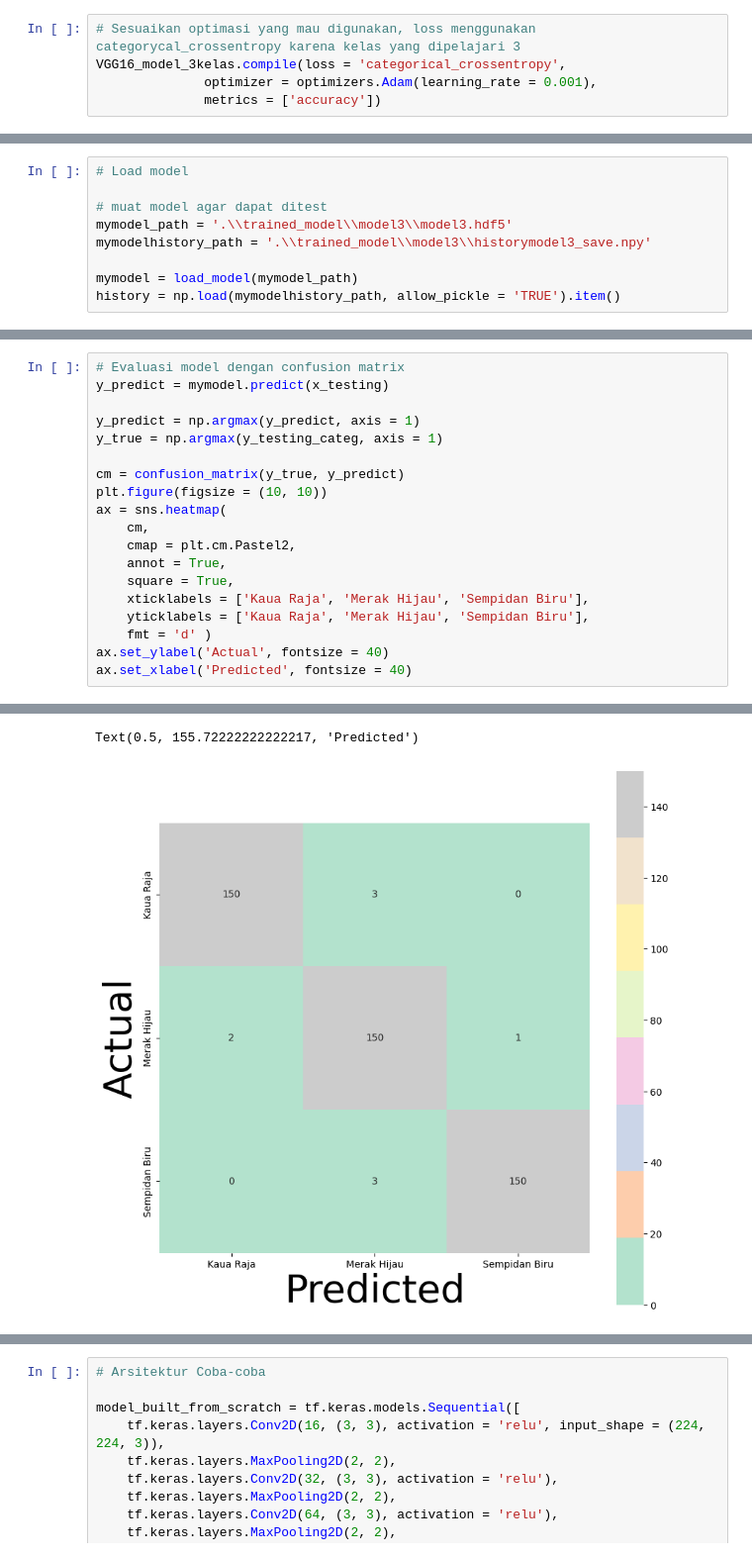
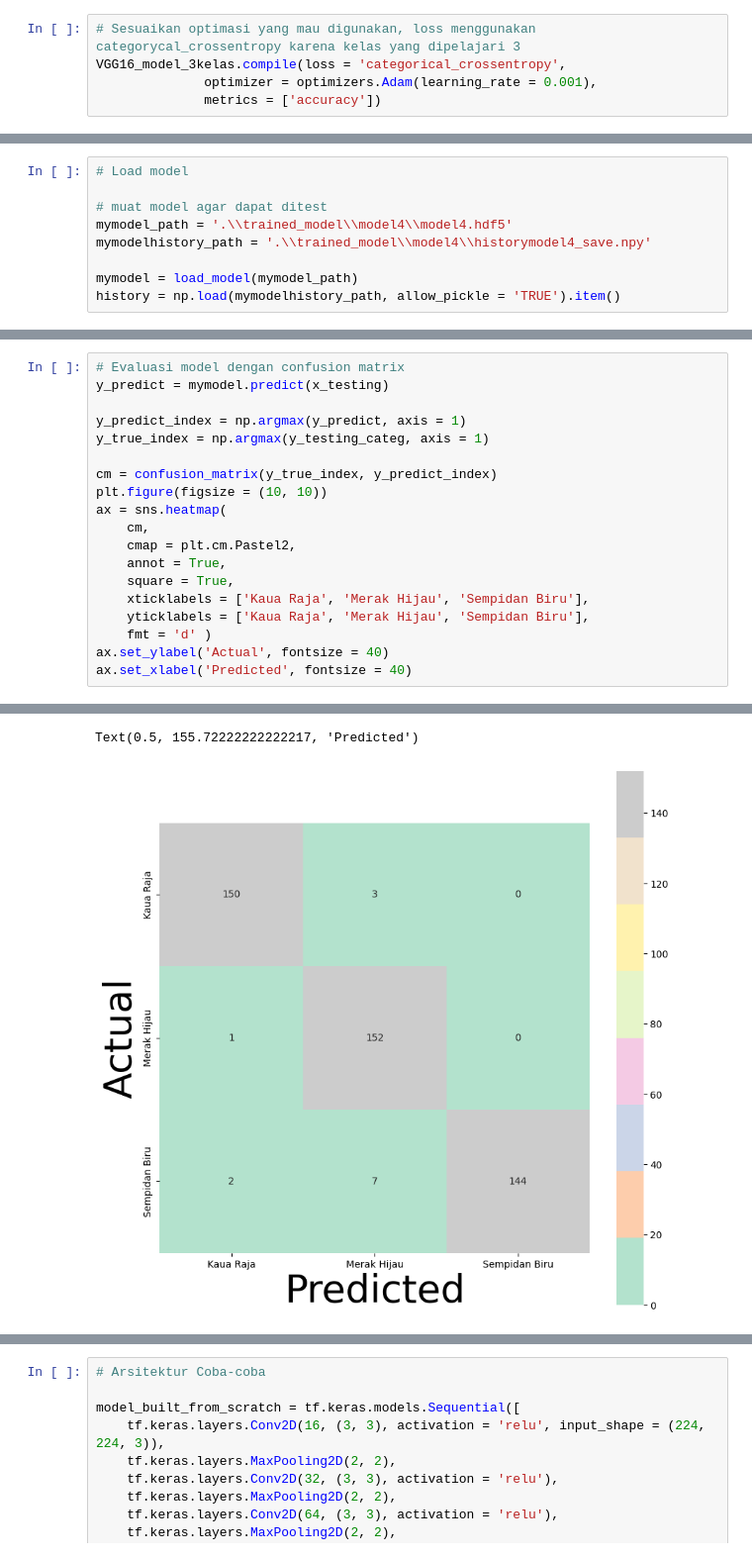
Before and after one commit to albertchristians26/CNN-Klasifikasi-Burung-Merak, a Jupyter notebook: skripsiku_albert.ipynb, the cells around one changed output, grey strips where cells are left out. Shown at 99% size. Cells and saved outputs as stored; diff of their text form.

```diff
--- a/skripsiku_albert.ipynb
+++ b/skripsiku_albert.ipynb
@@ -1246,8 +1118,8 @@ plt.show()
 # Load model
 
 # muat model agar dapat ditest
-mymodel_path = '.\\trained_model\\model3\\model3.hdf5'
-mymodelhistory_path = '.\\trained_model\\model3\\historymodel3_save.npy'
+mymodel_path = '.\\trained_model\\model4\\model4.hdf5'
+mymodelhistory_path = '.\\trained_model\\model4\\historymodel4_save.npy'
 
 mymodel = load_model(mymodel_path)
 history = np.load(mymodelhistory_path, allow_pickle = 'TRUE').item()
@@ -1273,10 +1195,10 @@ Jumlah data test : 459
 # Evaluasi model dengan confusion matrix
 y_predict = mymodel.predict(x_testing)
 
-y_predict = np.argmax(y_predict, axis = 1)
-y_true = np.argmax(y_testing_categ, axis = 1)
+y_predict_index = np.argmax(y_predict, axis = 1)
+y_true_index = np.argmax(y_testing_categ, axis = 1)
 
-cm = confusion_matrix(y_true, y_predict)
+cm = confusion_matrix(y_true_index, y_predict_index)
 plt.figure(figsize = (10, 10))
 ax = sns.heatmap(
     cm,
@@ -1293,2 +1215,2 @@ ax.set_xlabel('Predicted', fontsize = 40)
 Text(0.5, 155.72222222222217, 'Predicted')
-[figure, old version]
+[figure, new version]
```
Also changed, not shown: parts of 25 cells of this notebook, 4 other files.
